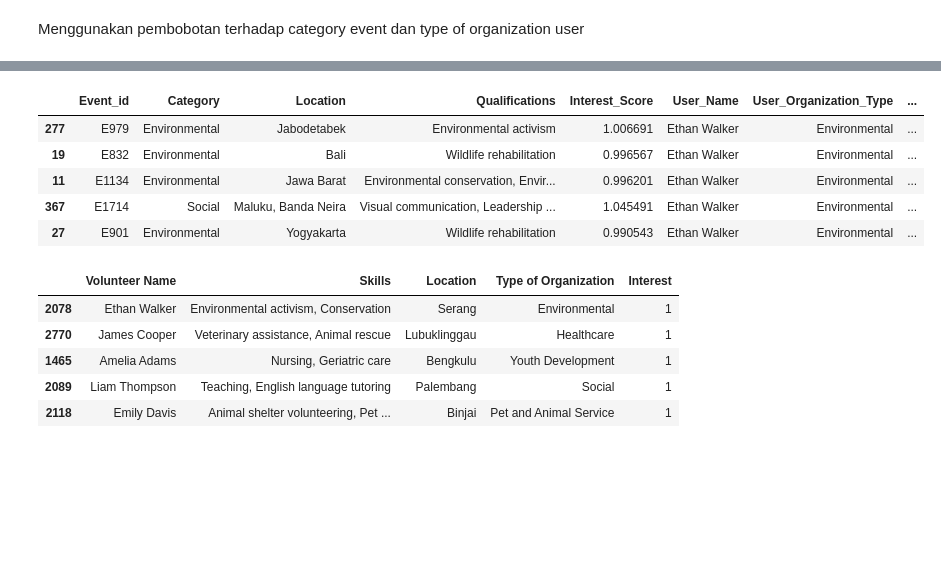
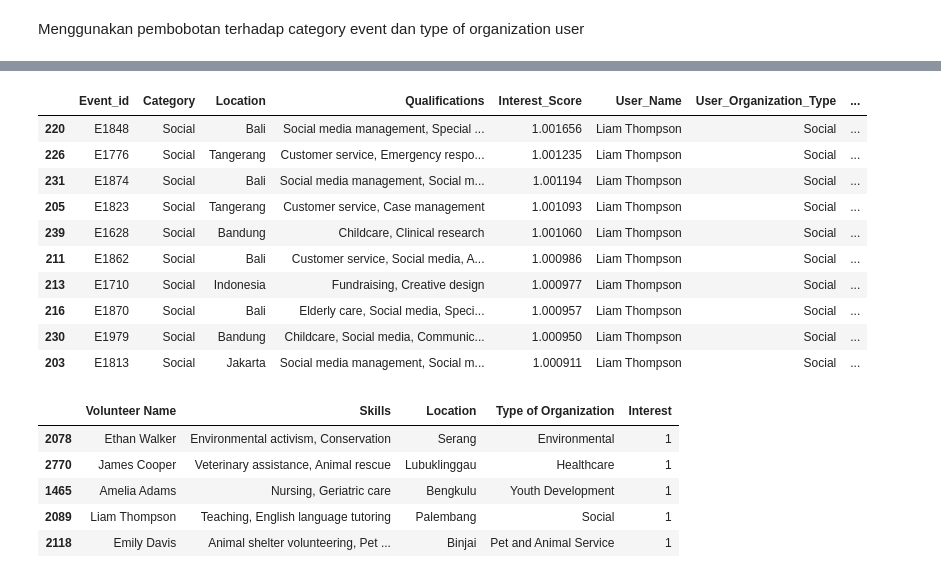
Before and after one commit to Capstone-CH2-PS374/CH2-PS_Recommendation-System, a Jupyter notebook: Recommender.ipynb, the cells around one changed output, grey strips where cells are left out. Cells and saved outputs as stored; diff of their text form; code cells hidden in the pictures; blank space fills up the shorter version.

```diff
--- a/Recommender.ipynb
+++ b/Recommender.ipynb
@@ -192,6 +4,0 @@ event_one_hot = pd.get_dummies(merged_data[[ 'Kategori', 'Age_y','Domisili']], p
-# %%
-## Check Display
-pd.set_option('display.max_columns', None)
-
-event_one_hot
-#user_one_hot
@@ -502,8 +145,8 @@ Class Callbacks
 class myCallback(tf.keras.callbacks.Callback):
     # Define the method that checks the accuracy at the end of each epoch
     def on_epoch_end(self, epoch, logs={}):
-        if logs.get('loss') < 0.093 :
-            print("\nReached loss 0.093 so stop the epoch for training!")
+        if logs.get('loss') < 0.00005 :
+            print("\nReached loss 5e-5 so stop the epoch for training!")
             self.model.stop_training = True
 
 callback = myCallback()
@@ -559,7 +208,7 @@ model.evaluate(test_inputs, y_test)
 # Prediction
 # %%
 ## using the user in the test set
-user_index = 0
+user_index = 3
 user_input = [
     skill_pad_test[user_index][None, ...],
     user_loc_org_encoded_test[user_index][None, ...],
@@ -584,7 +233,7 @@ results_df['User_Organization_Type'] = user_test.iloc[user_index]['Type of Organ
 # kolom baru 'Interest_Score_Adjusted' yang memberikan bobot lebih tinggi
 # untuk acara yang 'Category'-nya cocok dengan 'Type of Organization' pengguna
 results_df['Interest_Score_Adjusted'] = np.where(results_df['Category'] == results_df['User_Organization_Type'],
-                                                 results_df['Interest_Score'] * 1.05,
+                                                 results_df['Interest_Score'] * 1.002,
                                                  results_df['Interest_Score'])
 
 # Urutkan acara berdasarkan 'Interest_Score_Adjusted' dalam urutan menurun
@@ -592,5 +241,5 @@ results_df = results_df.sort_values(by='Interest_Score_Adjusted', ascending=Fals
 
 # Tampilkan 5 rekomendasi tertinggi
 top_5_recommendations = results_df
-top_5_recommendations.head()
+top_5_recommendations.head(10)
 # %% [output]
@@ -598,8 +247,13 @@ top_5_recommendations.head()
 |  | Event_id | Category | Location | Qualifications | Interest_Score | User_Name | User_Organization_Type | ... |
-| 277 | E979 | Environmental | Jabodetabek | Environmental activism | 1.006691 | Ethan Walker | Environmental | ... |
-| 19 | E832 | Environmental | Bali | Wildlife rehabilitation | 0.996567 | Ethan Walker | Environmental | ... |
-| 11 | E1134 | Environmental | Jawa Barat | Environmental conservation, Envir... | 0.996201 | Ethan Walker | Environmental | ... |
-| 367 | E1714 | Social | Maluku, Banda Neira | Visual communication, Leadership ... | 1.045491 | Ethan Walker | Environmental | ... |
-| 27 | E901 | Environmental | Yogyakarta | Wildlife rehabilitation | 0.990543 | Ethan Walker | Environmental | ... |
+| 220 | E1848 | Social | Bali | Social media management, Special ... | 1.001656 | Liam Thompson | Social | ... |
+| 226 | E1776 | Social | Tangerang | Customer service, Emergency respo... | 1.001235 | Liam Thompson | Social | ... |
+| 231 | E1874 | Social | Bali | Social media management, Social m... | 1.001194 | Liam Thompson | Social | ... |
+| 205 | E1823 | Social | Tangerang | Customer service, Case management | 1.001093 | Liam Thompson | Social | ... |
+| 239 | E1628 | Social | Bandung | Childcare, Clinical research | 1.001060 | Liam Thompson | Social | ... |
+| 211 | E1862 | Social | Bali | Customer service, Social media, A... | 1.000986 | Liam Thompson | Social | ... |
+| 213 | E1710 | Social | Indonesia | Fundraising, Creative design | 1.000977 | Liam Thompson | Social | ... |
+| 216 | E1870 | Social | Bali | Elderly care, Social media, Speci... | 1.000957 | Liam Thompson | Social | ... |
+| 230 | E1979 | Social | Bandung | Childcare, Social media, Communic... | 1.000950 | Liam Thompson | Social | ... |
+| 203 | E1813 | Social | Jakarta | Social media management, Social m... | 1.000911 | Liam Thompson | Social | ... |
 # %%
 user_test.columns
```
Also changed, not shown: parts of 57 cells of this notebook.
